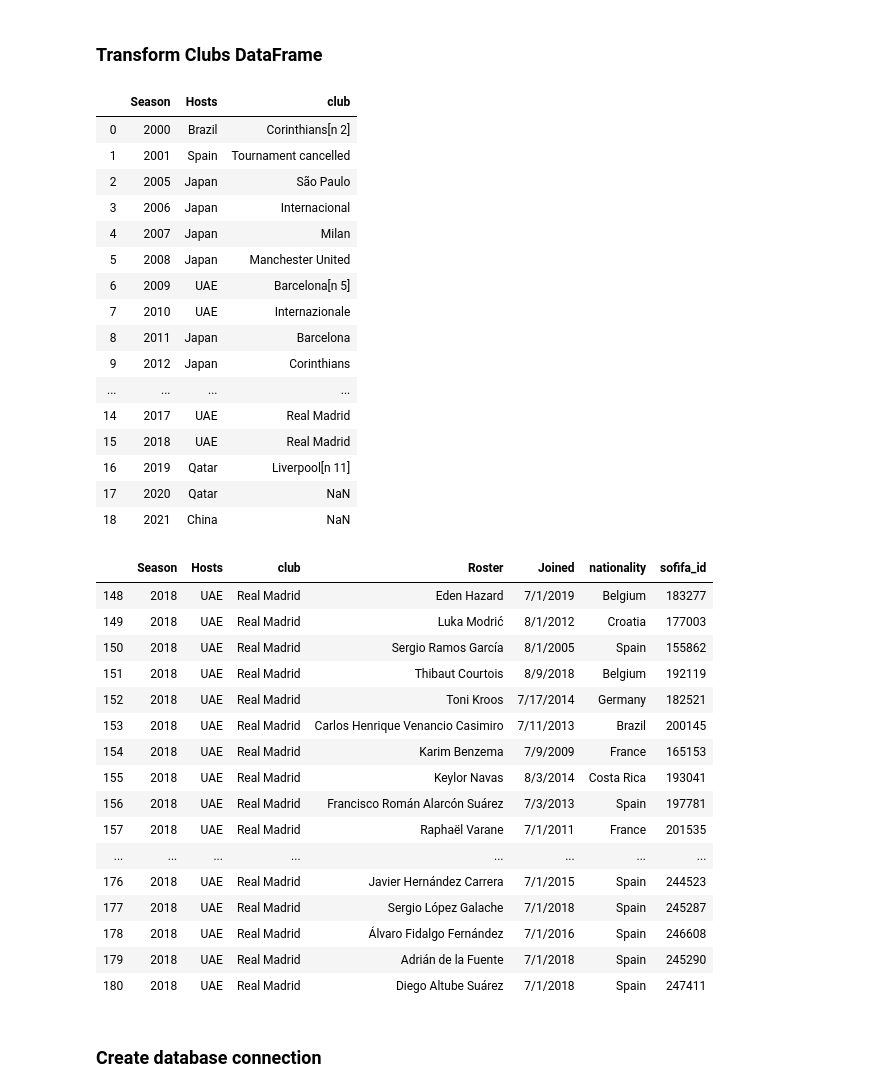
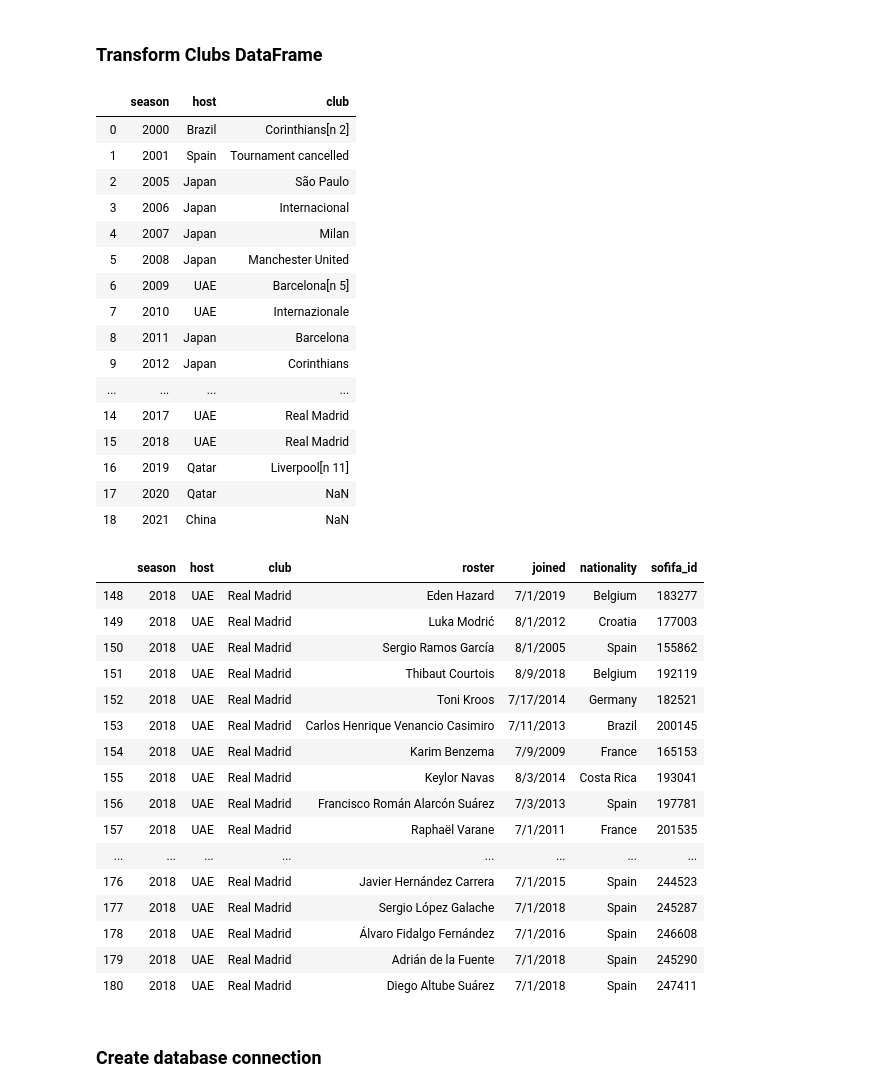
Before and after one commit to dpatel77/FIFA-ETL, a Jupyter notebook: FIFA.ipynb, the cells around one changed output. Saved outputs shown, nothing was run; the diff lists cells and outputs as text; code cells hidden in the pictures.

```diff
--- a/FIFA.ipynb
+++ b/FIFA.ipynb
@@ -167,10 +228,10 @@ players_df
 clubs_country = url[3]
 # clubs_country = pd.DataFrame(clubs_country) # Alap: This is not needed since read_html gives you DataFrame object.
 clubs_country = clubs_country[["Season", "Hosts", "Champions"]]
-clubs_country = clubs_country.rename(columns={"Champions" : "club"})
+clubs_country = clubs_country.rename(columns={"Season": "season", "Hosts": "host", "Champions" : "club"})
 clubs_country
 # %% [output]
-|  | Season | Hosts | club |
+|  | season | host | club |
 | 0 | 2000 | Brazil | Corinthians[n 2] |
 | 1 | 2001 | Spain | Tournament cancelled |
 | 2 | 2005 | Japan | São Paulo |
@@ -190,17 +251,17 @@ clubs_country
 # %%
 # Creating a Roster of 2018 winning team and when the players join the team
 
 # Merging DataFrames clubs_country and players_df
 pyr_ctry_m = pd.merge(clubs_country, players_df, on="club")
 
 # Filtering for 2018
-pyr_ctry_m = pyr_ctry_m.loc[pyr_ctry_m["Season"] == 2018,:]
+pyr_ctry_m = pyr_ctry_m.loc[pyr_ctry_m["season"] == 2018,:]
 
 # Renaming long_name header to Roster
-pyr_ctry_m = pyr_ctry_m.rename(columns={"long_name" : "Roster", "joined" : "Joined"})
+pyr_ctry_m = pyr_ctry_m.rename(columns={"long_name" : "roster", "joined" : "joined"})
 pyr_ctry_m
 # %% [output]
-|  | Season | Hosts | club | Roster | Joined | nationality | sofifa_id |
+|  | season | host | club | roster | joined | nationality | sofifa_id |
 | 148 | 2018 | UAE | Real Madrid | Eden Hazard | 7/1/2019 | Belgium | 183277 |
 | 149 | 2018 | UAE | Real Madrid | Luka Modrić | 8/1/2012 | Croatia | 177003 |
 | 150 | 2018 | UAE | Real Madrid | Sergio Ramos García | 8/1/2005 | Spain | 155862 |
```
Also changed, not shown: parts of 8 cells of this notebook.
